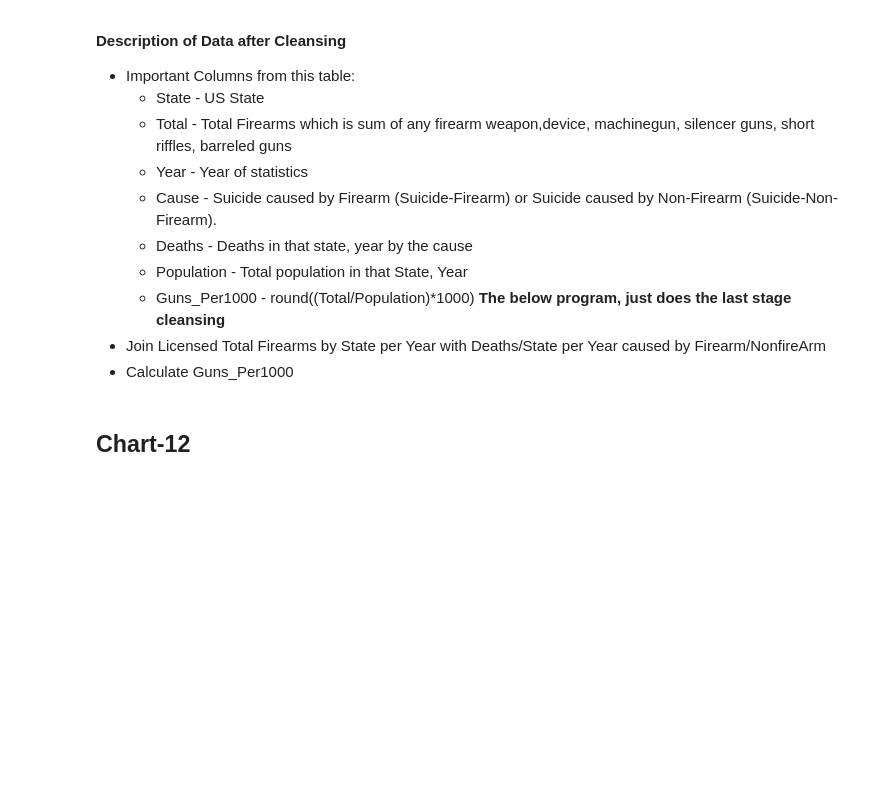
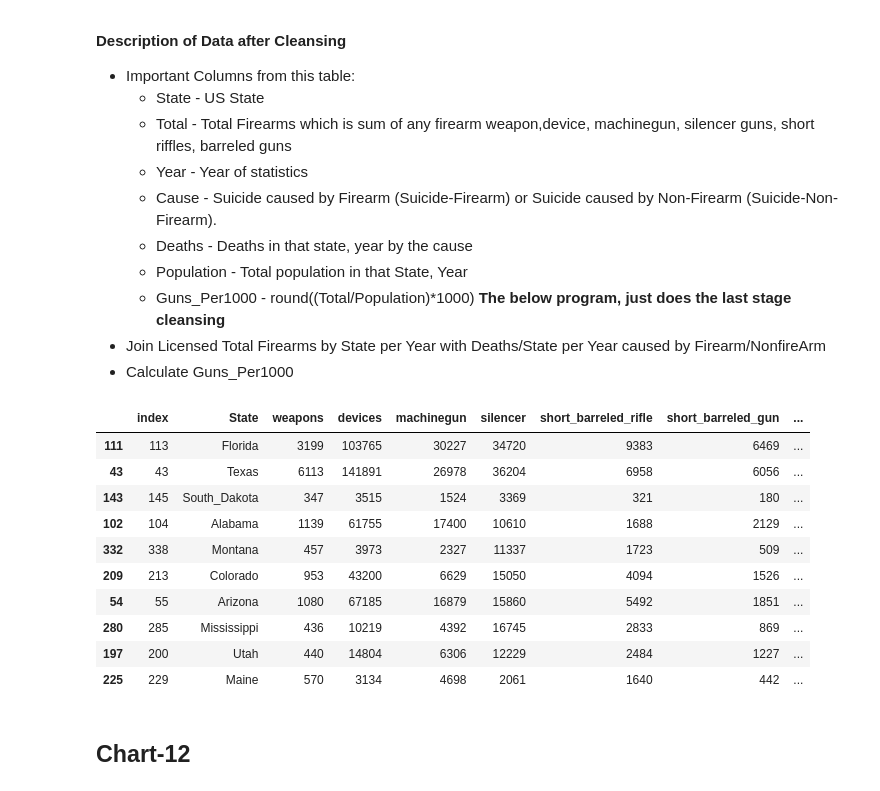
Before and after one commit to srivasud/Group7, a Jupyter notebook: Data Exploration - US gun violence charts and maps.ipynb, the cells around one changed output. Cells and saved outputs as stored; diff of their text form; code cells hidden in the pictures; blank space fills up the shorter version.

```diff
--- a/Data Exploration - US gun violence charts and maps.ipynb
+++ b/Data Exploration - US gun violence charts and maps.ipynb
@@ -512,22 +534,34 @@ fa_homicide_suicide.sample(10)
 + Join Licensed Total Firearms by State per Year with Deaths/State per Year caused by Firearm/NonfireArm
 + Calculate Guns_Per1000
 # %%
-df=pd.read_csv('data/licensed_ownership_bystate.csv')
+df=pd.read_csv('https://raw.githubusercontent.com/srivasud/Group7/master/data/licensed_ownership_bystate.csv')
 df.reset_index(inplace=True)
-df1=pd.read_csv('data/1999-2017-State-SuicideFirearm.csv')
-df2=pd.read_csv('data/1999-2017-State-Suicide-NonFirearm.csv')
+df1=pd.read_csv('https://raw.githubusercontent.com/srivasud/Group7/master/data/1999-2017-State-SuicideFirearm.csv')
+df2=pd.read_csv('https://raw.githubusercontent.com/srivasud/Group7/master/data/1999-2017-State-Suicide-NonFirearm.csv')
 miscState = {'North Carolina':'North_Carolina','South Carolina':'South_Carolina','North Dakota':'North_Dakota',
                 'South Dakota':'South_Dakota','New Hampshire':'New_Hampshire','New Jersey':'New_Jersey',
                 'New Mexico':'New_Mexico','Rhode Island':'Rhode_Island','West Virginia':'West_Virginia',
                 'New York':'New_York','Other US Territories':'Other_US_Territories','District of Columbia':'District_of_Columbia'
                 }
 df1=df1.replace({"State": miscState})
 df2=df2.replace({"State": miscState})
 final_df=pd.merge(df,df1,on=["State","Year"])
 final_df2=pd.merge(df,df2,on=["State","Year"])
 final_df['Guns_Per1000']=round((final_df['Total']/final_df['Population'])*1000)
 final_df2['Guns_Per1000']=round((final_df2['Total']/final_df2['Population'])*1000)
 final_dff=pd.concat([final_df,final_df2])
 final_dff.sample(10)
+# %% [output]
+|  | index | State | weapons | devices | machinegun | silencer | short_barreled_rifle | short_barreled_gun | ... |
+| 111 | 113 | Florida | 3199 | 103765 | 30227 | 34720 | 9383 | 6469 | ... |
+| 43 | 43 | Texas | 6113 | 141891 | 26978 | 36204 | 6958 | 6056 | ... |
+| 143 | 145 | South_Dakota | 347 | 3515 | 1524 | 3369 | 321 | 180 | ... |
+| 102 | 104 | Alabama | 1139 | 61755 | 17400 | 10610 | 1688 | 2129 | ... |
+| 332 | 338 | Montana | 457 | 3973 | 2327 | 11337 | 1723 | 509 | ... |
+| 209 | 213 | Colorado | 953 | 43200 | 6629 | 15050 | 4094 | 1526 | ... |
+| 54 | 55 | Arizona | 1080 | 67185 | 16879 | 15860 | 5492 | 1851 | ... |
+| 280 | 285 | Mississippi | 436 | 10219 | 4392 | 16745 | 2833 | 869 | ... |
+| 197 | 200 | Utah | 440 | 14804 | 6306 | 12229 | 2484 | 1227 | ... |
+| 225 | 229 | Maine | 570 | 3134 | 4698 | 2061 | 1640 | 442 | ... |
 # %% [markdown]
 ## Chart-12
```
Also changed, not shown: parts of 27 cells of this notebook, 7 other files.
